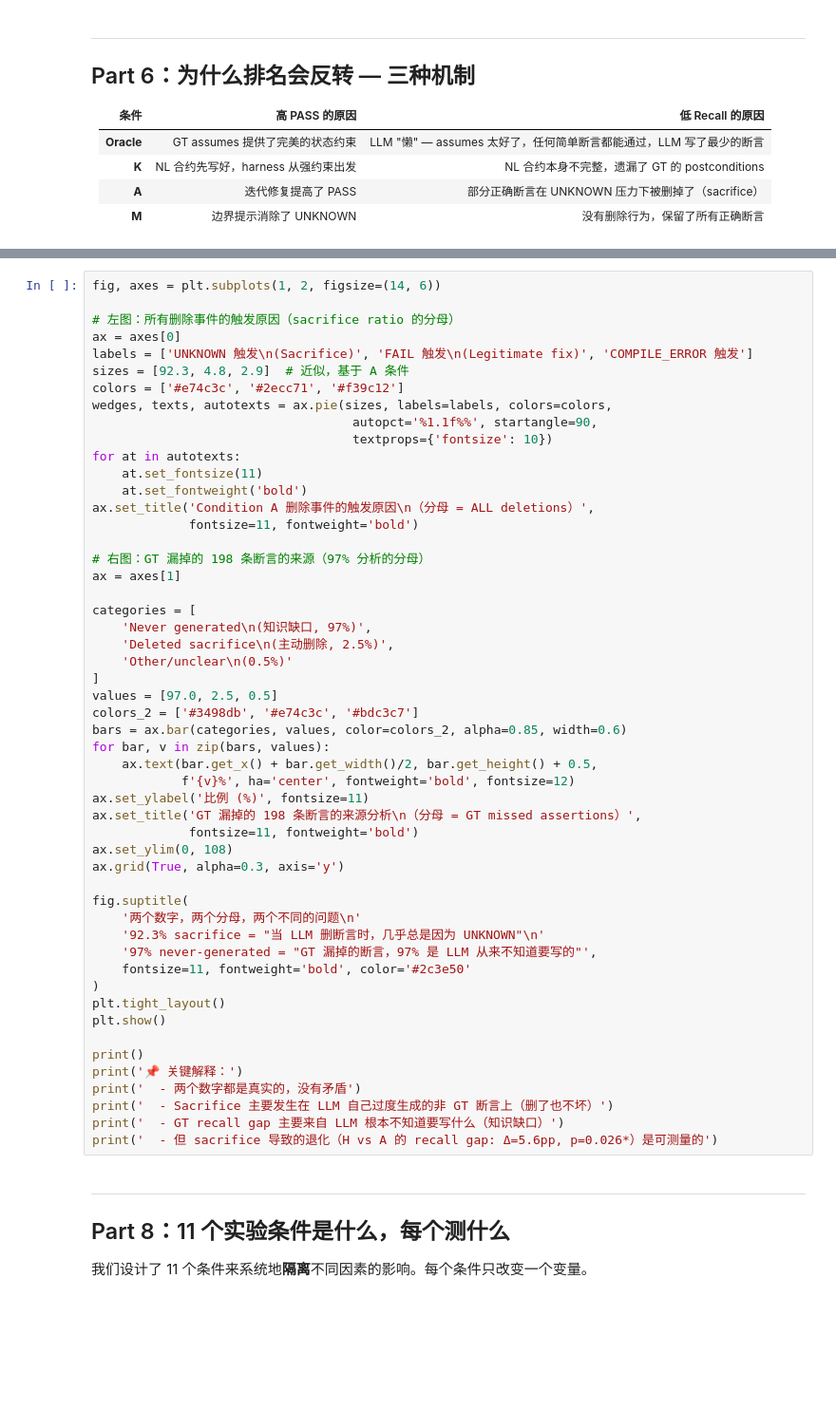
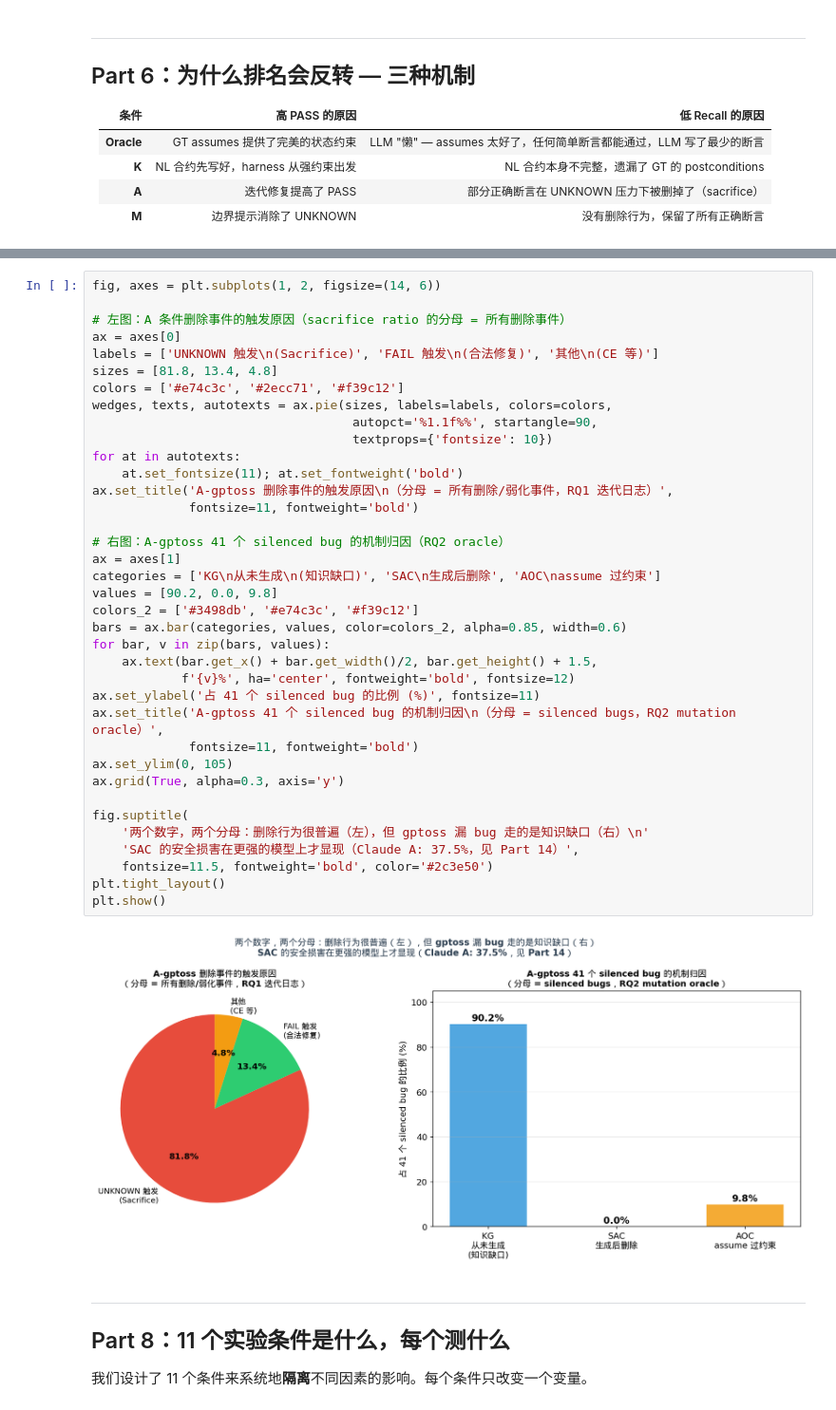
Before and after one commit to LukeW1999/LLM4Harness, a Jupyter notebook: experiment_explainer.ipynb, the cells around one changed output, grey strips where cells are left out. Shown at 95% size. Cells and saved outputs as stored; diff of their text form; blank space fills up the shorter version.

```diff
--- a/experiment_explainer.ipynb
+++ b/experiment_explainer.ipynb
@@ -430,55 +522,42 @@ plt.show()
 # %%
 fig, axes = plt.subplots(1, 2, figsize=(14, 6))
 
-# 左图：所有删除事件的触发原因（sacrifice ratio 的分母）
+# 左图：A 条件删除事件的触发原因（sacrifice ratio 的分母 = 所有删除事件）
 ax = axes[0]
-labels = ['UNKNOWN 触发\n(Sacrifice)', 'FAIL 触发\n(Legitimate fix)', 'COMPILE_ERROR 触发']
-sizes = [92.3, 4.8, 2.9]  # 近似，基于 A 条件
+labels = ['UNKNOWN 触发\n(Sacrifice)', 'FAIL 触发\n(合法修复)', '其他\n(CE 等)']
+sizes = [81.8, 13.4, 4.8]
 colors = ['#e74c3c', '#2ecc71', '#f39c12']
 wedges, texts, autotexts = ax.pie(sizes, labels=labels, colors=colors,
                                    autopct='%1.1f%%', startangle=90,
                                    textprops={'fontsize': 10})
 for at in autotexts:
-    at.set_fontsize(11)
-    at.set_fontweight('bold')
-ax.set_title('Condition A 删除事件的触发原因\n（分母 = ALL deletions）',
+    at.set_fontsize(11); at.set_fontweight('bold')
+ax.set_title('A-gptoss 删除事件的触发原因\n（分母 = 所有删除/弱化事件，RQ1 迭代日志）',
              fontsize=11, fontweight='bold')
 
-# 右图：GT 漏掉的 198 条断言的来源（97% 分析的分母）
+# 右图：A-gptoss 41 个 silenced bug 的机制归因（RQ2 oracle）
 ax = axes[1]
-
-categories = [
-    'Never generated\n(知识缺口, 97%)',
-    'Deleted sacrifice\n(主动删除, 2.5%)',
-    'Other/unclear\n(0.5%)'
-]
-values = [97.0, 2.5, 0.5]
-colors_2 = ['#3498db', '#e74c3c', '#bdc3c7']
+categories = ['KG\n从未生成\n(知识缺口)', 'SAC\n生成后删除', 'AOC\nassume 过约束']
+values = [90.2, 0.0, 9.8]
+colors_2 = ['#3498db', '#e74c3c', '#f39c12']
 bars = ax.bar(categories, values, color=colors_2, alpha=0.85, width=0.6)
 for bar, v in zip(bars, values):
-    ax.text(bar.get_x() + bar.get_width()/2, bar.get_height() + 0.5,
+    ax.text(bar.get_x() + bar.get_width()/2, bar.get_height() + 1.5,
             f'{v}%', ha='center', fontweight='bold', fontsize=12)
-ax.set_ylabel('比例 (%)', fontsize=11)
-ax.set_title('GT 漏掉的 198 条断言的来源分析\n（分母 = GT missed assertions）',
+ax.set_ylabel('占 41 个 silenced bug 的比例 (%)', fontsize=11)
+ax.set_title('A-gptoss 41 个 silenced bug 的机制归因\n（分母 = silenced bugs，RQ2 mutation oracle）',
              fontsize=11, fontweight='bold')
-ax.set_ylim(0, 108)
+ax.set_ylim(0, 105)
 ax.grid(True, alpha=0.3, axis='y')
 
 fig.suptitle(
-    '两个数字，两个分母，两个不同的问题\n'
-    '92.3% sacrifice = "当 LLM 删断言时，几乎总是因为 UNKNOWN"\n'
-    '97% never-generated = "GT 漏掉的断言，97% 是 LLM 从来不知道要写的"',
-    fontsize=11, fontweight='bold', color='#2c3e50'
-)
+    '两个数字，两个分母：删除行为很普遍（左），但 gptoss 漏 bug 走的是知识缺口（右）\n'
+    'SAC 的安全损害在更强的模型上才显现（Claude A: 37.5%，见 Part 14）',
+    fontsize=11.5, fontweight='bold', color='#2c3e50')
 plt.tight_layout()
 plt.show()
-
-print()
-print('📌 关键解释：')
-print('  - 两个数字都是真实的，没有矛盾')
-print('  - Sacrifice 主要发生在 LLM 自己过度生成的非 GT 断言上（删了也不坏）')
-print('  - GT recall gap 主要来自 LLM 根本不知道要写什么（知识缺口）')
-print('  - 但 sacrifice 导致的退化（H vs A 的 recall gap: Δ=5.6pp, p=0.026*）是可测量的')
+# %% [output]
+[figure, added]
 # %% [markdown]
 ---
 ## Part 8：11 个实验条件是什么，每个测什么
```
Also changed, not shown: parts of 35 cells of this notebook.
